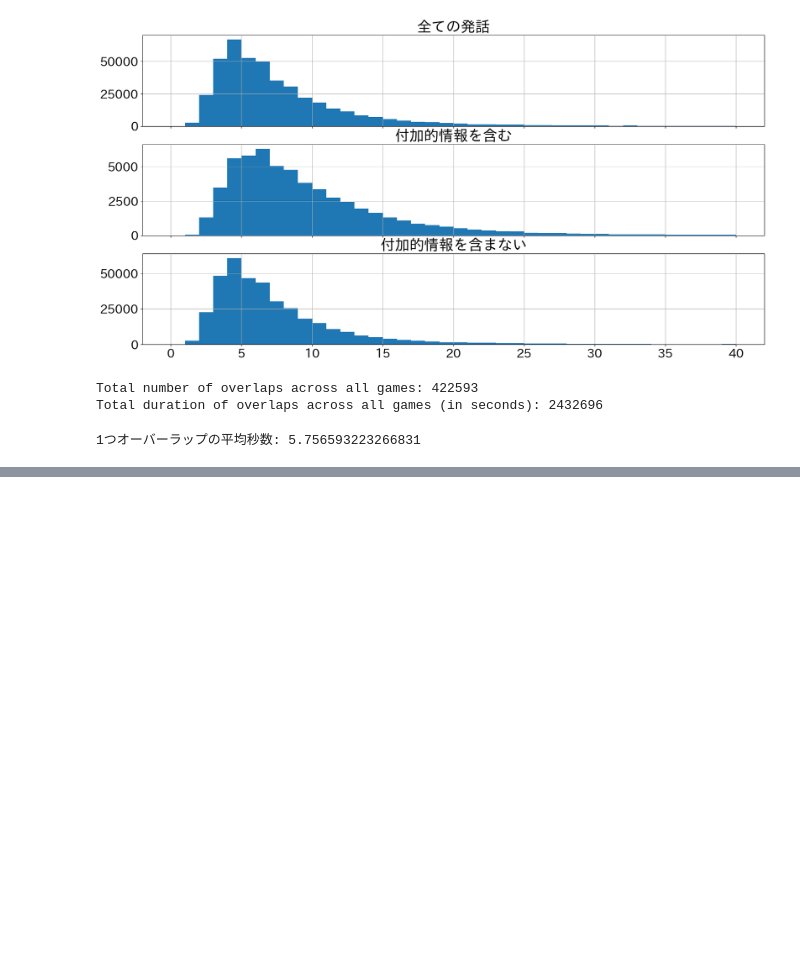
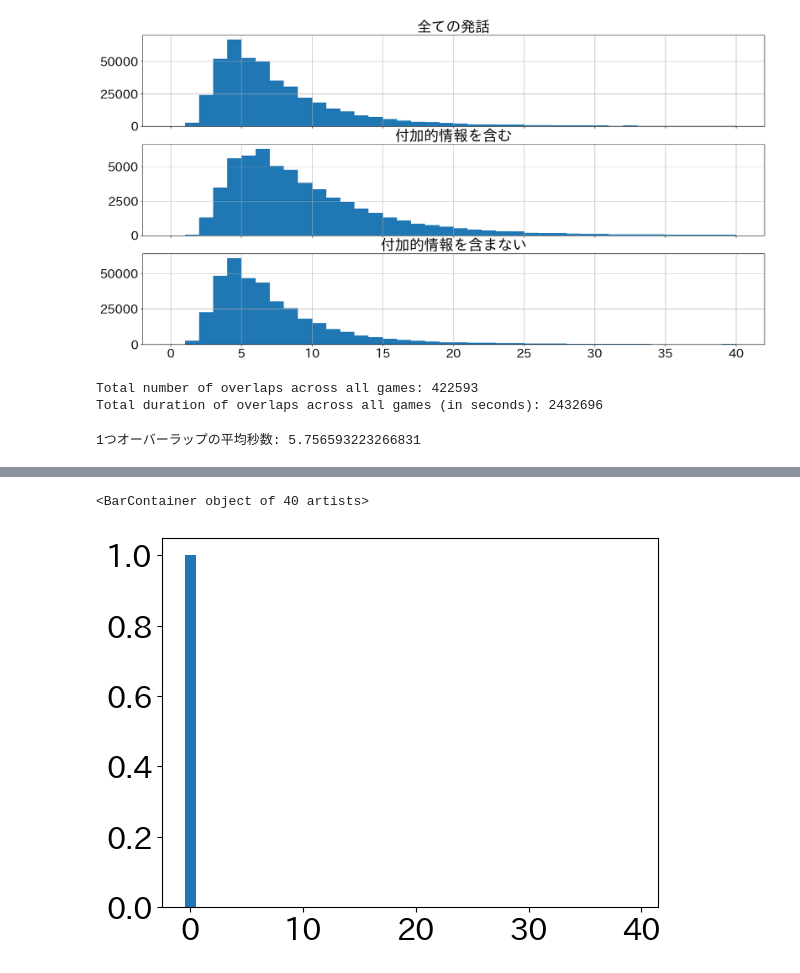
Before and after one commit to zaemon1251-hesty/soccer-bg-script, a Jupyter notebook: notebook/data_analysis.ipynb, the cells around one changed output, grey strips where cells are left out. Saved outputs shown, nothing was run; the diff lists cells and outputs as text; code cells hidden in the pictures; blank space fills up the shorter version.

```diff
--- a/notebook/data_analysis.ipynb
+++ b/notebook/data_analysis.ipynb
@@ -564,7 +732,7 @@ print("transition_df", len(transition_df))
 # 1試合あたりの平均沈黙時間
 all_game_df["interval_true"] = all_game_df["start"] - all_game_df["prev_end"]
 
-# all_game_df.loc[all_game_df["interval_true"] < 0, "interval_true"] = pd.NA
-# all_game_df["interval_true"] = all_game_df["interval_true"].fillna(0)
+all_game_df.loc[all_game_df["interval_true"] < 0, "interval_true"] = pd.NA
+all_game_df["interval_true"] = all_game_df["interval_true"].fillna(0)
 
 print(f"1試合あたりの平均沈黙時間 {all_game_df.groupby('game')['interval_true'].mean().mean()}")
@@ -570,0 +753,26 @@ print(f"1試合あたりの平均沈黙時間 {all_game_df.groupby('game')['inte
+# %%
+# インターバルが30秒以上のものを表示
+for interval_length in [10, 20, 30]:
+    all_game_df[f"interval_true_over_{interval_length}"] = (
+        all_game_df["interval_true"] > interval_length
+    )
+    # 全コメント　interval_length秒以上の沈黙の後の発話テキストのラベル
+    rate1 = all_game_df[f"interval_true_over_{interval_length}"].sum() / len(all_game_df)
+
+    # 付加的情報のみ　interval_length秒以上の沈黙の後の発話テキストのラベル
+    rate2 = all_game_df[all_game_df[binary_category_name] == 1][
+        f"interval_true_over_{interval_length}"
+    ].sum() / len(all_game_df[all_game_df[binary_category_name] == 1])
+
+    print(
+        "全コメント{}秒インターバル後の発話数:{}\n付加的情報のみの{}秒インターバル後の発話数:{}".format(
+            interval_length,
+            all_game_df[f"interval_true_over_{interval_length}"].sum(),
+            interval_length,
+            all_game_df[all_game_df[binary_category_name] == 1][
+                f"interval_true_over_{interval_length}"
+            ].sum(),
+        )
+    )
+
+    print("rate1: {}\nrate2: {}".format(rate1, rate2))
@@ -571,2 +792,9 @@ print(f"1試合あたりの平均沈黙時間 {all_game_df.groupby('game')['inte
+# %%
+count, division = np.histogram(all_game_df["interval_true"], bins=40, range=(0, 40))
+count = count / count.sum()
+plt.bar(division[:-1], count, width=1)
+# %% [output]
+<BarContainer object of 40 artists>
+[figure, added]
 # %%
 all_game_df[["start","end",  "prev_end", "interval_true"]].head(100)
```
Also changed, not shown: parts of 27 cells of this notebook, 7 other files.
